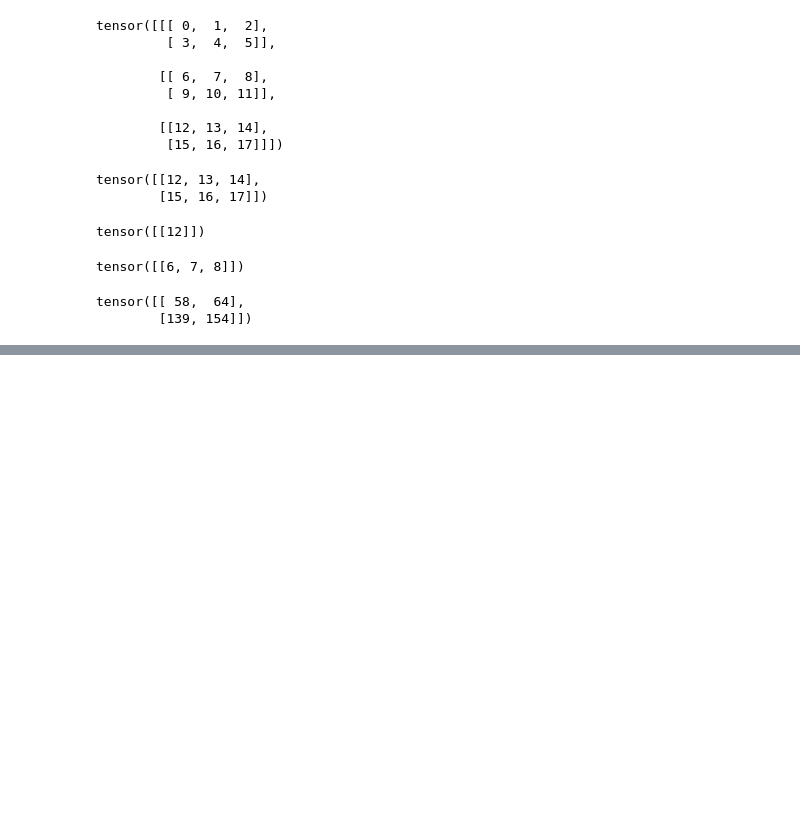
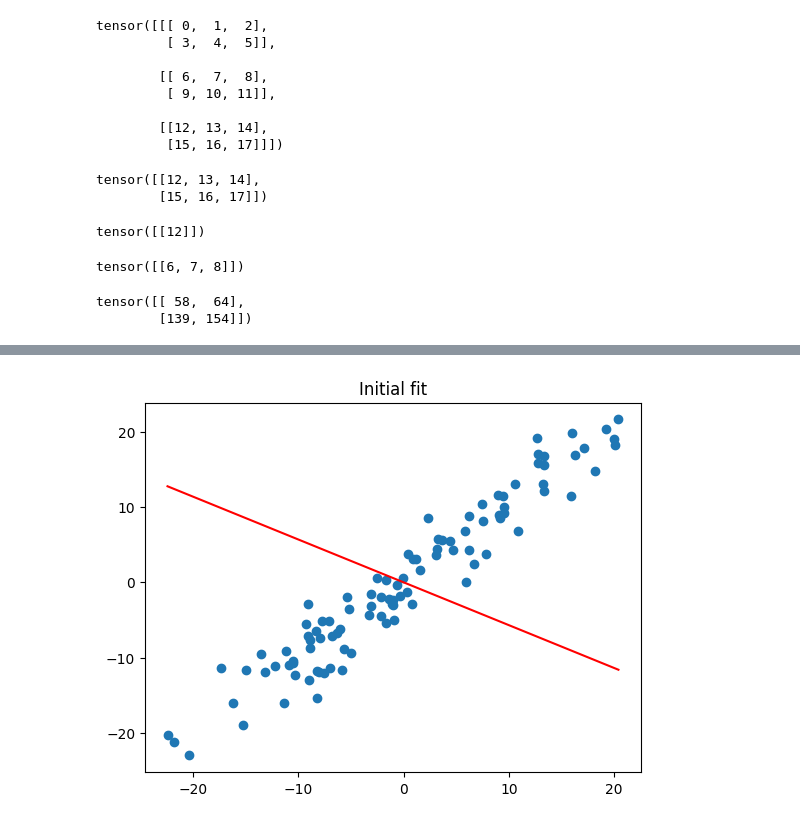
Before and after one commit to vedantsingh12/Deep-Learning, a Jupyter notebook: Pytorch/Vector Operations.ipynb, the cells around one changed output, grey strips where cells are left out. Saved outputs shown, nothing was run; the diff lists cells and outputs as text; code cells hidden in the pictures; blank space fills up the shorter version.

```diff
--- a/Pytorch/Vector Operations.ipynb
+++ b/Pytorch/Vector Operations.ipynb
@@ -185,0 +208,3 @@ tensor([[ 58,  64],
+# %%
+w = torch.tensor(3.0, requires_grad=True)
+b = torch.tensor(1.0, requires_grad=True)
@@ -185,0 +284,24 @@ tensor([[ 58,  64],
+# %%
+model = LR(1, 1)
+[w, b] = model.parameters()
+
+# w1 = w[0][0].item()
+# b1 = b[0].item()
+# print(f"Initial weight: {w1}, Initial bias: {b1}") # see below function
+
+def get_parameters():
+    return w[0][0].item(), b[0].item()
+# %%
+import numpy as np
+def plot_fit(title):
+   plt.title(title)
+   w1, b1 = get_parameters()
+   x1= np.array([X.min(), X.max()])
+   y1= w1*x1 + b1
+   plt.plot(x1, y1, 'r')
+   plt.scatter(X,y)
+# %%
+plot_fit("Initial fit")
+ # not fitted properly ? yes
+# %% [output]
+[figure, added]
```
Also changed, not shown: parts of 14 cells of this notebook.
